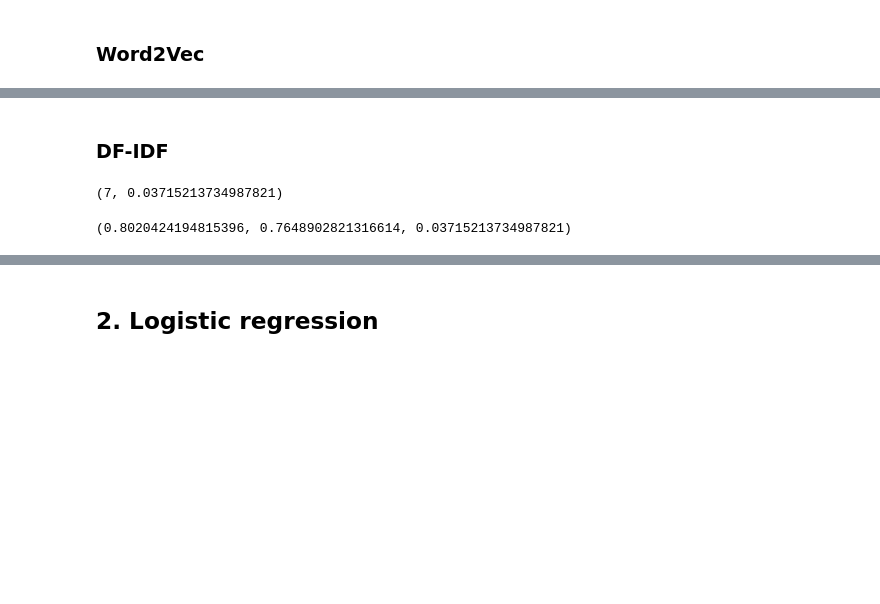
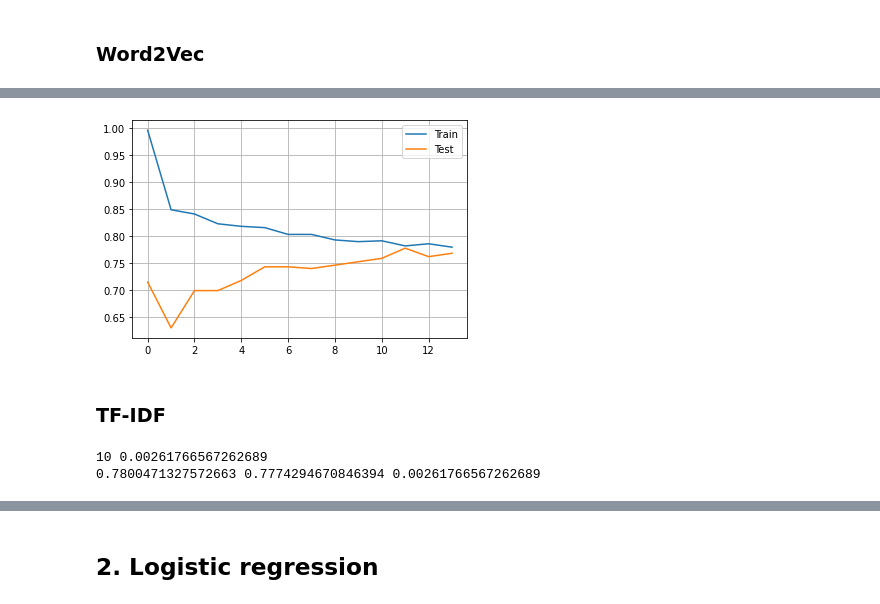
Before and after one commit to KyoungmiKwon/Bigdata_Training_at_ITwill, a Jupyter notebook: Team_Project/C04_KM_Word2Vec_TF_IDF_Doc2Vec.ipynb, the cells around one changed output, grey strips where cells are left out. Cells and saved outputs as stored; diff of their text form; code cells hidden in the pictures; blank space fills up the shorter version.

```diff
--- a/Team_Project/C04_KM_Word2Vec_TF_IDF_Doc2Vec.ipynb
+++ b/Team_Project/C04_KM_Word2Vec_TF_IDF_Doc2Vec.ipynb
@@ -438,11 +550,19 @@ plt.show()
+# %%
+plt.plot(tr_sc_knn,label = 'Train')
+plt.plot(ts_sc_knn, label = 'Test')
+plt.grid()
+plt.legend()
+plt.show()
+# %% [output]
+[figure, added]
 # %% [markdown]
-### DF-IDF
+### TF-IDF
 # %%
 tr_sc_knn = []
 ts_sc_knn = []
 diff = []
 
-for n in range(1,10):
+for n in range(1,15):
     knn = KNeighborsClassifier(n_neighbors = n) # 모델생성
     knn.fit(X_tr_t,y_tr_t) # KNN 모델 훈련
 
@@ -455,14 +575,15 @@ for n in range(1,10):
     ts_sc_knn.append(ts_sc)
 
     diff.append(tr_sc - ts_sc)
+
+a = min(diff)
+b = diff.index(a)
+
+print(b,a)
+print(tr_sc_knn[b],ts_sc_knn[b],diff[b])
+# %% [output]
+10 0.00261766567262689
+0.7800471327572663 0.7774294670846394 0.00261766567262689
-# %%
-diff.index(min(diff)), min(diff)
-# %% [output]
-(7, 0.03715213734987821)
-# %%
-tr_sc_knn[7],ts_sc_knn[7],diff[7]
-# %% [output]
-(0.8020424194815396, 0.7648902821316614, 0.03715213734987821)
 # %%
 plt.plot(tr_sc_knn,label = 'Train')
 plt.plot(ts_sc_knn, label = 'Test')
```
Also changed, not shown: parts of 74 cells of this notebook.
